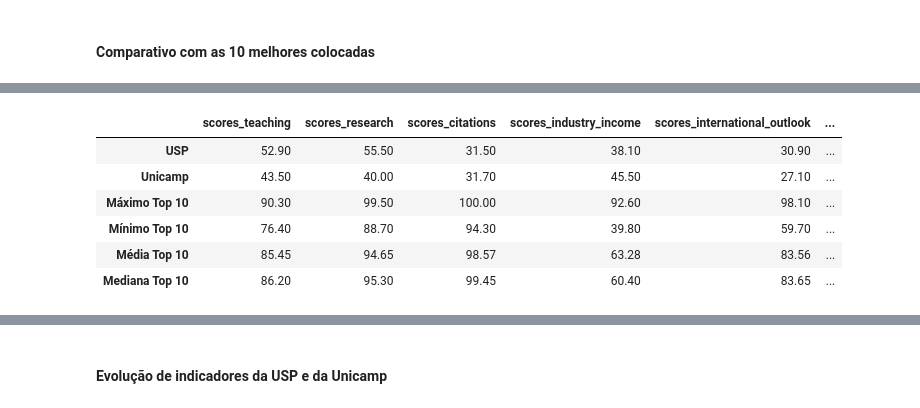
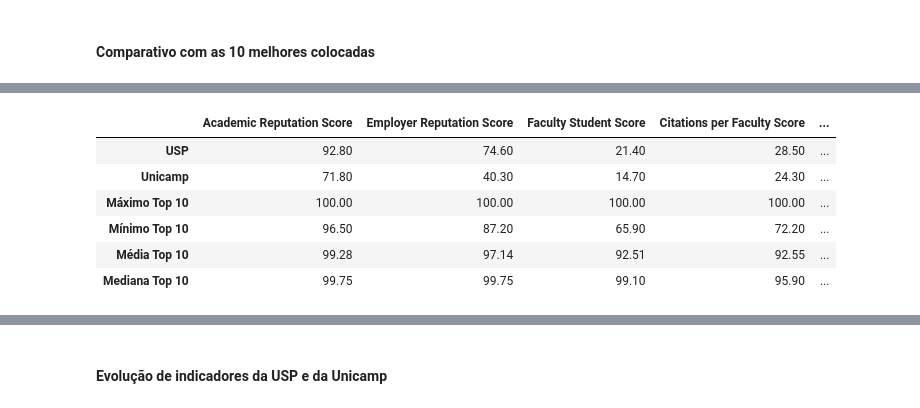
Before and after one commit to RodolfoPCruz/education_analysis, a Jupyter notebook: QS Ranking/QS Ranking.ipynb, the cells around one changed output, grey strips where cells are left out. Saved outputs shown, nothing was run; the diff lists cells and outputs as text; code cells hidden in the pictures.

```diff
--- a/QS Ranking/QS Ranking.ipynb
+++ b/QS Ranking/QS Ranking.ipynb
@@ -1220,10 +1254,14 @@ top_3_brasileiras
 # %%
-colunas_comparativo=['name','location','rank','scores_teaching','scores_research','scores_citations','scores_industry_income','scores_international_outlook','stats_number_students','stats_student_staff_ratio']
+colunas_comparativo=['Institution Name','Overall Score','Academic Reputation Score','Employer Reputation Score',
+                     'Faculty Student Score','Citations per Faculty Score','International Faculty Score',
+                     'International Research Network Score','Employment Outcomes Score']
+
+
 #colunas_comparativo são as colunas que serão usadas no comparativo
-ranking_2024=df_dados.loc['2024',colunas_comparativo] #somente o ranking de 2024
-ranking_2024['scores_industry_income']=ranking_2024['scores_industry_income'].astype('float64',errors='ignore',copy=True)# converter formato dos dados
-ranking_2024['scores_international_outlook']=ranking_2024['scores_international_outlook'].astype('float64',errors='ignore',copy=True)# converter formato dos dados
-filtro=((ranking_2024['name']=='University of São Paulo') | (ranking_2024['name']=='University of Campinas')) #filtro para selecionar somente USP e Unicamp
-usp_unicamp=ranking_2024.loc[filtro,:] #dados para usp e unicamp
-top10_2024=ranking_2024.loc[:9,:] #10 primeiras colocadas no ranking de 2024
+comparativo_2025=df_qs_2025.loc[:,colunas_comparativo] #somente o ranking de 2025
+#ranking_2024['scores_industry_income']=ranking_2024['scores_industry_income'].astype('float64',errors='ignore',copy=True)# converter formato dos dados
+#ranking_2024['scores_international_outlook']=ranking_2024['scores_international_outlook'].astype('float64',errors='ignore',copy=True)# converter formato dos dados
+filtro=((comparativo_2025['Institution Name']=='Universidade de São Paulo') | (comparativo_2025['Institution Name']=='Universidade Estadual de Campinas (Unicamp)')) #filtro para selecionar somente USP e Unicamp
+usp_unicamp=comparativo_2025.loc[filtro,:] #dados para usp e unicamp
+top10_2025=comparativo_2025.loc[:9,:] #10 primeiras colocadas no ranking de 2024
 # %%
@@ -1251,25 +1289,26 @@ usp_unicamp
 # %%
 #Criação deum dataframe com os valores de certos indicadores para Usp e Unicamp bem como do vamlor máximo, mínimo, média e mediana desses mesmos indicadores para as universidades
 #no top 10
-comparativo_usp_unicamp_top10={'scores_teaching':[],'scores_research':[],'scores_citations':[], #Dicionário que será convertido em dataframe com os indicadores selecionados
-            'scores_industry_income':[],'scores_international_outlook':[],'stats_number_students':[],'stats_student_staff_ratio':[]}
-for key in teste.keys():
-    comparativo_usp_unicamp_top10[key]+=[usp_unicamp.loc[usp_unicamp['name']=='University of São Paulo',key].item()] #dados para usp
-    comparativo_usp_unicamp_top10[key]+=[usp_unicamp.loc[usp_unicamp['name']=='University of Campinas',key].item()]  #dados para unicamp
-    comparativo_usp_unicamp_top10[key]+=[top10_2024.loc[:,key].max().item()] #maximo dentre universidades no top 10
-    comparativo_usp_unicamp_top10[key]+=[top10_2024.loc[:,key].min().item()] #mínimo dentre universidade no top 10
-    comparativo_usp_unicamp_top10[key]+=[top10_2024.loc[:,key].mean().item()] #média dentre universidade no top 10
-    comparativo_usp_unicamp_top10[key]+=[top10_2024.loc[:,key].median().item()] #mediana dentre universidades no top 10
+comparativo_usp_unicamp_top10={'Academic Reputation Score':[],'Employer Reputation Score':[],'Faculty Student Score':[], #Dicionário que será convertido em dataframe com os indicadores selecionados
+            'Citations per Faculty Score':[],'International Faculty Score':[],'International Research Network Score':[],
+            'Employment Outcomes Score':[]}
+for key in comparativo_usp_unicamp_top10.keys():
+    comparativo_usp_unicamp_top10[key]+=[usp_unicamp.loc[usp_unicamp['Institution Name']=='Universidade de São Paulo',key].item()] #dados para usp
+    comparativo_usp_unicamp_top10[key]+=[usp_unicamp.loc[usp_unicamp['Institution Name']=='Universidade Estadual de Campinas (Unicamp)',key].item()]  #dados para unicamp
+    comparativo_usp_unicamp_top10[key]+=[top10_2025.loc[:,key].max().item()] #maximo dentre universidades no top 10
+    comparativo_usp_unicamp_top10[key]+=[top10_2025.loc[:,key].min().item()] #mínimo dentre universidade no top 10
+    comparativo_usp_unicamp_top10[key]+=[top10_2025.loc[:,key].mean().item()] #média dentre universidade no top 10
+    comparativo_usp_unicamp_top10[key]+=[top10_2025.loc[:,key].median().item()] #mediana dentre universidades no top 10
 
 comparativo_usp_unicamp_top10=pd.DataFrame.from_dict(comparativo_usp_unicamp_top10)
 index_comparativo=['USP','Unicamp','Máximo Top 10','Mínimo Top 10', 'Média Top 10', 'Mediana Top 10'] #nome do index
 comparativo_usp_unicamp_top10.index=index_comparativo
 comparativo_usp_unicamp_top10
 # %% [output]
-|  | scores_teaching | scores_research | scores_citations | scores_industry_income | scores_international_outlook | ... |
-| USP | 52.90 | 55.50 | 31.50 | 38.10 | 30.90 | ... |
-| Unicamp | 43.50 | 40.00 | 31.70 | 45.50 | 27.10 | ... |
-| Máximo Top 10 | 90.30 | 99.50 | 100.00 | 92.60 | 98.10 | ... |
-| Mínimo Top 10 | 76.40 | 88.70 | 94.30 | 39.80 | 59.70 | ... |
-| Média Top 10 | 85.45 | 94.65 | 98.57 | 63.28 | 83.56 | ... |
-| Mediana Top 10 | 86.20 | 95.30 | 99.45 | 60.40 | 83.65 | ... |
+|  | Academic Reputation Score | Employer Reputation Score | Faculty Student Score | Citations per Faculty Score | ... |
+| USP | 92.80 | 74.60 | 21.40 | 28.50 | ... |
+| Unicamp | 71.80 | 40.30 | 14.70 | 24.30 | ... |
+| Máximo Top 10 | 100.00 | 100.00 | 100.00 | 100.00 | ... |
+| Mínimo Top 10 | 96.50 | 87.20 | 65.90 | 72.20 | ... |
+| Média Top 10 | 99.28 | 97.14 | 92.51 | 92.55 | ... |
+| Mediana Top 10 | 99.75 | 99.75 | 99.10 | 95.90 | ... |
```
Also changed, not shown: parts of 32 cells of this notebook.
